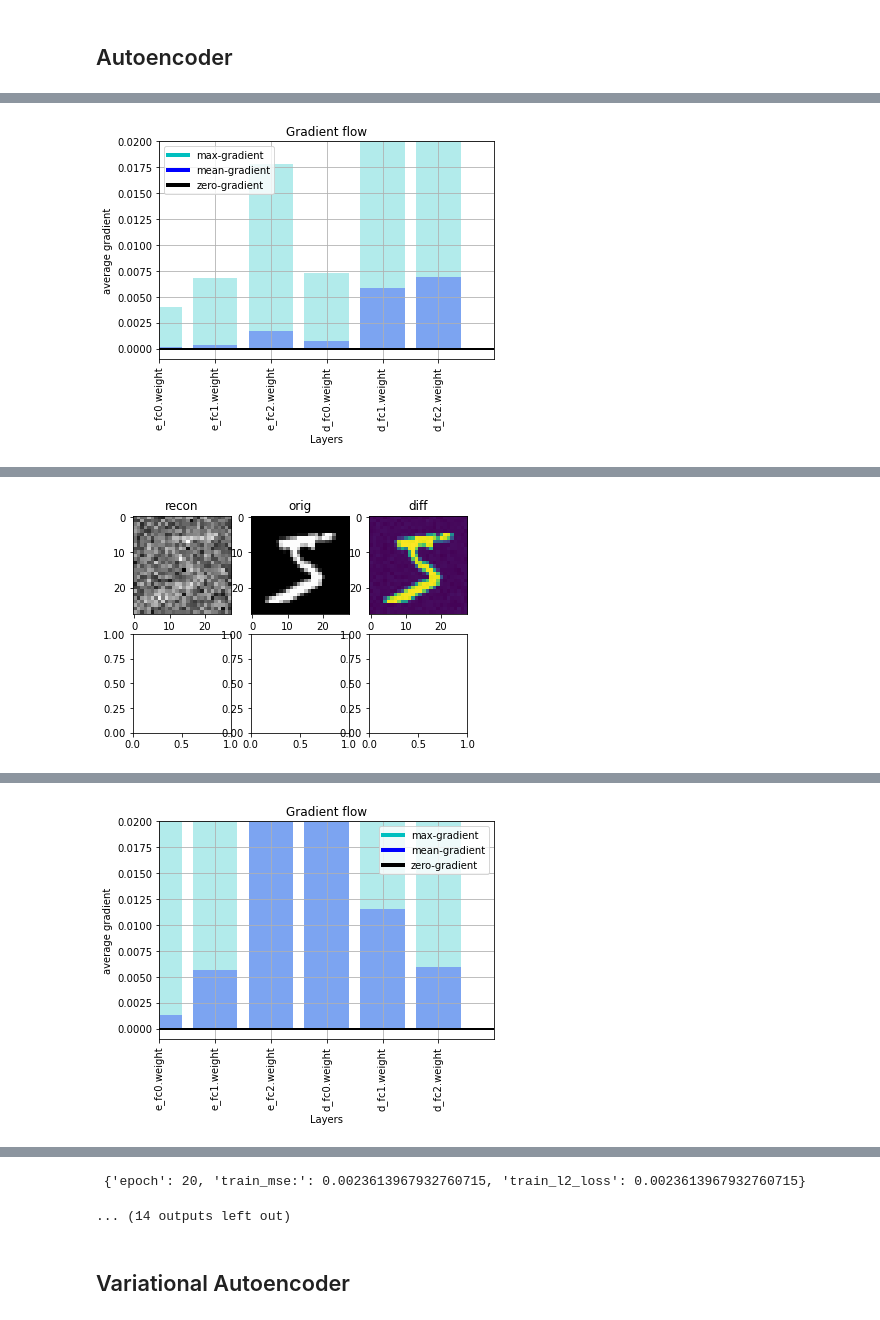
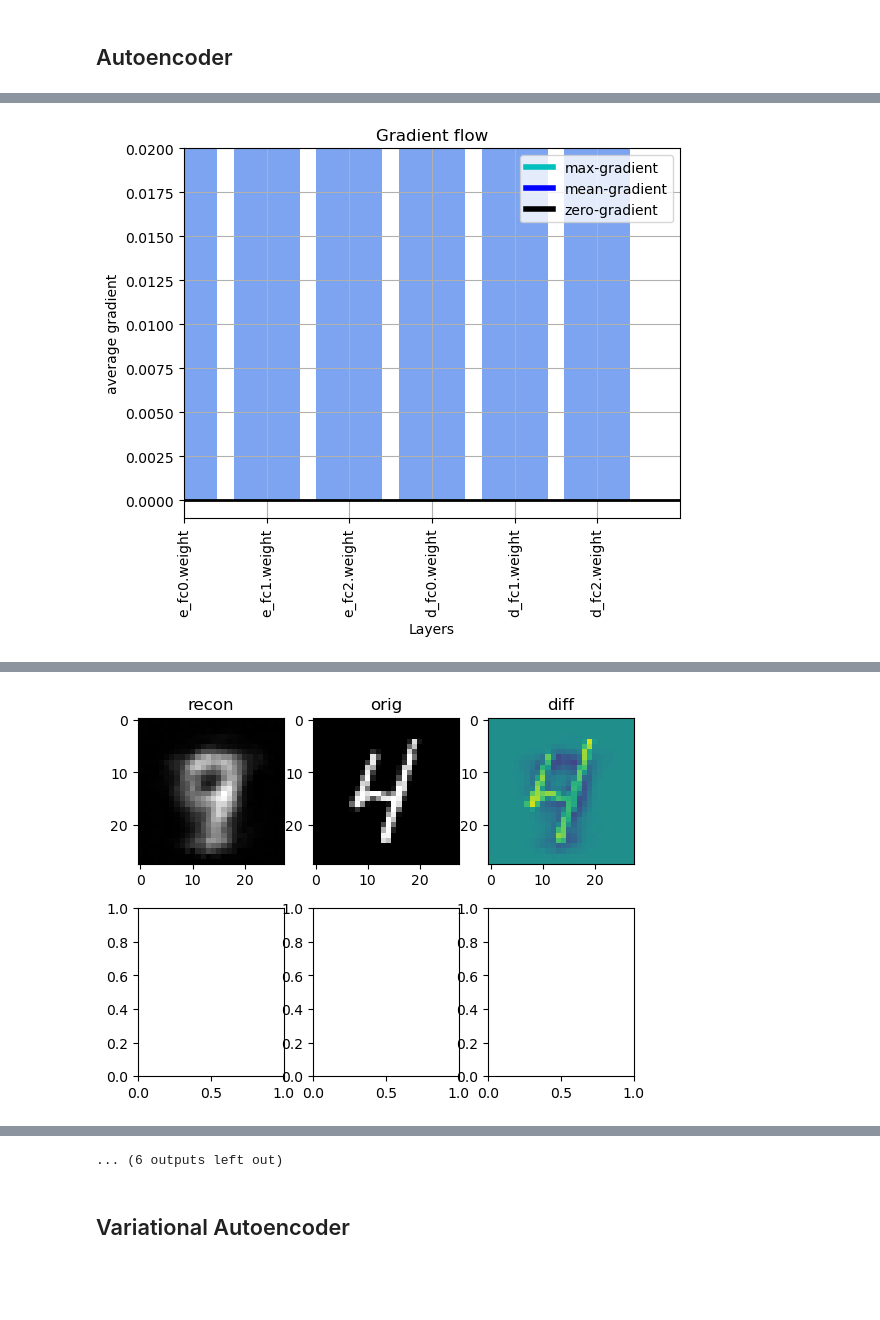
Before and after one commit to dpelacani/WienerLoss, a Jupyter notebook: train_mseloss.ipynb, the cells around one changed output, grey strips where cells are left out. Drawn from its saved outputs; the diff is of its cells as text; code cells hidden in the pictures; blank space fills up the shorter version.

Commit message:
larger batch size example

```diff
--- a/train_mseloss.ipynb
+++ b/train_mseloss.ipynb
@@ -32,5 +32,5 @@ train_transform = Compose([
     Resize(28),
     ToTensor(),
 ])
-train_size=0.001
+train_size=0.1
 # %% [output]
@@ -38,24 +38,31 @@ Cuda installed but only 1 GPU(s) available! Running on GPU 0 GeForce GTX 1650!
 # %% [markdown]
 # MNIST Example
 # %%
+# Transforms
+train_transform = Compose([
+    Resize(28),
+    ToTensor(),
+])
+
 # Datasets and dataloaders
-ds = MNIST("./", download=False, train=True, transform=train_transform)
+ds = MNIST("./", download=True, train=True, transform=train_transform)
 shuffler = StratifiedShuffleSplit(n_splits=1, test_size=1-train_size, random_state=42).split(ds.data, ds.targets)
 train_idx, valid_idx = [(train_idx, validation_idx) for train_idx, validation_idx in shuffler][0]
 
 X_train, y_train = ds.data[train_idx] / 255., ds.targets[train_idx]
-trainds = TransformTensorDataset(X_train.unsqueeze(1).float(), y_train.float(), transform=train_transform)
+trainds = TensorDataset(X_train.unsqueeze(1).float(), y_train.float())
 
-idx_5 = []
-for i in range(len(ds)):
-    if ds[i][1] == 5:
-        idx_5.append(i)
-        if len(idx_5) == 1:
-            break
-trainds = Subset(ds, idx_5)
+# trainds = Subset(ds, [0])
+
+# idx_5 = []
+# for i in range(len(ds)):
+#     if ds[i][1] == 5:
+#         idx_5.append(i)
+#         if len(idx_5) == 1:
+#             break
+# trainds = Subset(ds, idx_5)
 
 train_loader = DataLoader(trainds, batch_size=batch_size, shuffle=True, num_workers=4)
-
 
 X = trainds[0][0].unsqueeze(0).to(device) # a sample for check ups
 print("Trainable Images:", len(trainds))
@@ -79,6 +86,7 @@ print(X.shape, model(X).shape)
 # Losses
 l2loss = nn.MSELoss(reduction="sum")
 
+nepochs=150
 # Training loop
 print("\n\nTraining started ...")
 with progressbar.ProgressBar(max_value=nepochs) as bar:
@@ -104,7 +112,7 @@ with progressbar.ProgressBar(max_value=nepochs) as bar:
             axs[0, 1].imshow(X[0, 0].cpu().detach().numpy(), cmap="gray")
             axs[0, 1].set_title("orig")
 
-            axs[0, 2].imshow(X[0, 0].cpu().detach().numpy() - recon[0, 0].cpu().detach().numpy())
+            axs[0, 2].imshow(X[0, 0].cpu().detach().numpy() - recon[0, 0].cpu().detach().numpy(), vmin=-0.5, vmax=0.5)
             axs[0, 2].set_title("diff")
 
             plt.show()
@@ -115,0 +125 @@ Training started ...
+[figure, new version]
@@ -117 +127 @@ N/A% (0 of 50) |                         | Elapsed Time: 0:00:00 ETA:  --:--:--
-[figure, old version]
+[figure, new version]
@@ -119 +128,0 @@ N/A% (0 of 50) |                         | Elapsed Time: 0:00:00 ETA:  --:--:--
-[figure, old version]
@@ -121 +130,0 @@ N/A% (0 of 50) |                         | Elapsed Time: 0:00:00 ETA:  --:--:--
-[figure, old version]
@@ -126,5 +136,4 @@ N/A% (0 of 50) |                         | Elapsed Time: 0:00:00 ETA:  --:--:--
- {'epoch': 20, 'train_mse:': 0.0023613967932760715, 'train_l2_loss': 0.0023613967932760715}
+... (6 outputs left out)
-... (14 outputs left out)
 # %% [markdown]
 ## Variational Autoencoder
 # %%
```
Also changed, not shown: parts of 3 cells of this notebook, 2 other files.
